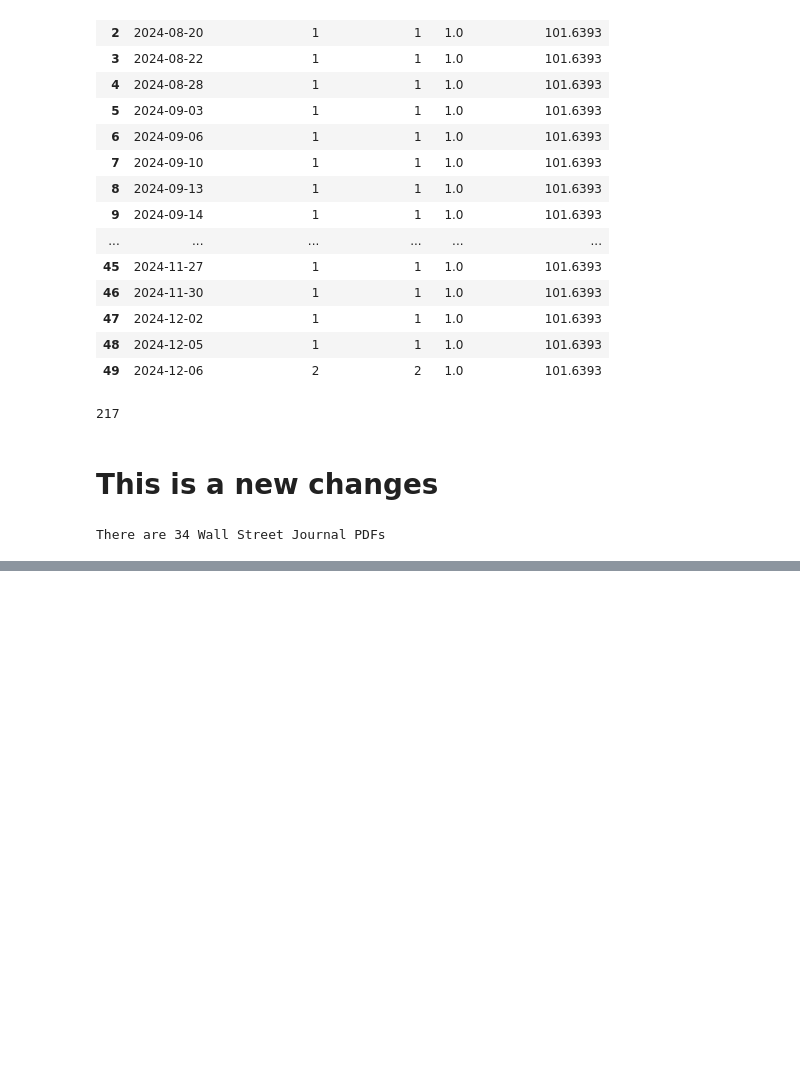
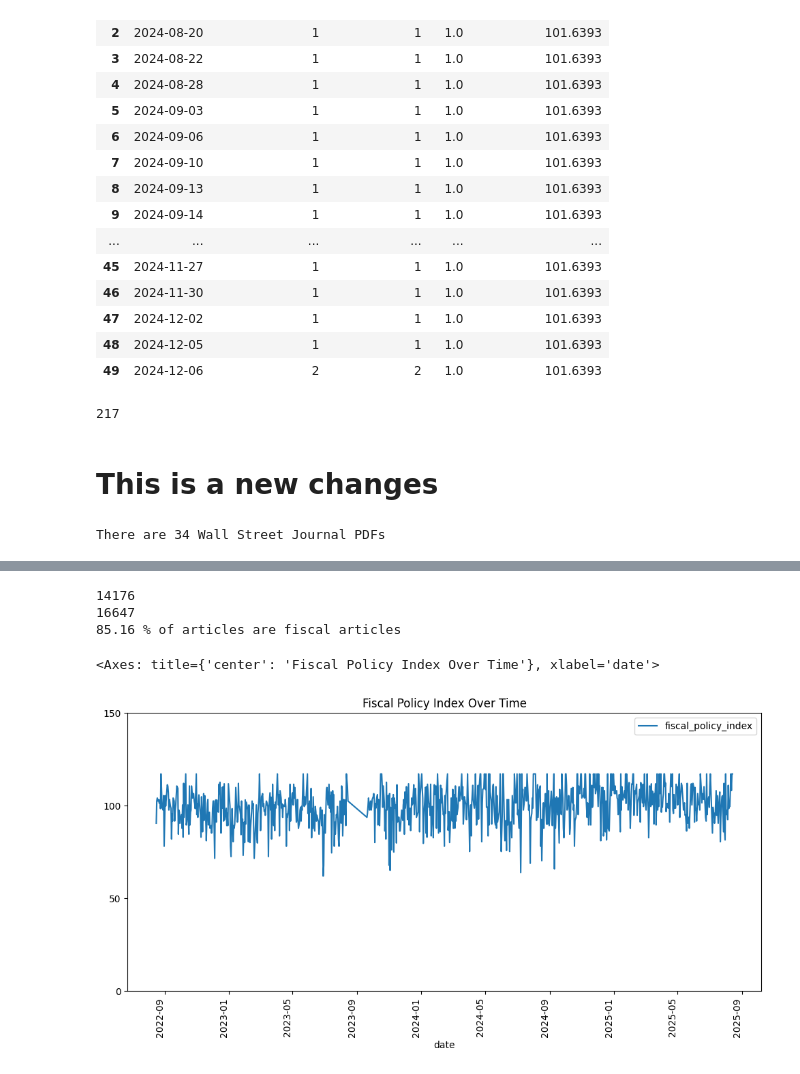
Before and after one commit to UWA-DS-11/capstone-project-11, a Jupyter notebook: fiscal_policy_index/pdf_extraction.ipynb, the cells around one changed output, grey strips where cells are left out. Saved outputs shown, nothing was run; the diff lists cells and outputs as text; code cells hidden in the pictures; blank space fills up the shorter version.

```diff
--- a/fiscal_policy_index/pdf_extraction.ipynb
+++ b/fiscal_policy_index/pdf_extraction.ipynb
@@ -564,0 +598,7 @@ IndexError: string index out of range
+# %%
+import pandas as pd
+
+# read in csv instead of using local variable assignment of wsj_df
+wsj_df = pd.read_csv("wsj_articles.csv", parse_dates=["date"])
+
+wsj_df.head(10)
@@ -564,0 +634,27 @@ IndexError: string index out of range
+# %%
+# Experimenting to plot fiscal score, fiscal score tariff included, fiscal score no tariff
+
+# sort from oldest to latest
+wsj_df = wsj_df.sort_values(by='date', ascending=True)
+
+# ---- Daily Fiscal Index Scores ----
+wsj_fpi = wsj_df.groupby("date").agg(
+    total_articles=("article_id", "count"),
+    fiscal_articles=("is_fiscal_article", "sum"),
+    tariff_fiscal_articles=("has_tariff", "sum")   # tariff flagged articles
+).reset_index()
+
+# non-tariff fiscal articles = fiscal - tariff
+wsj_fpi["non_tariff_fiscal_articles"] = (
+    wsj_fpi["fiscal_articles"] - wsj_fpi["tariff_fiscal_articles"]
+)
+
+# rates
+wsj_fpi["rate"] = wsj_fpi["fiscal_articles"] / wsj_fpi["total_articles"] # rate of fiscal articles
+wsj_fpi["tariff_rate"] = wsj_fpi["tariff_fiscal_articles"] / wsj_fpi["total_articles"]
+wsj_fpi["non_tariff_rate"] = wsj_fpi["non_tariff_fiscal_articles"] / wsj_fpi["total_articles"]
+
+# normalize each (mean = 100)
+wsj_fpi["fiscal_policy_index"] = wsj_fpi["rate"] / wsj_fpi["rate"].mean() * 100
+wsj_fpi["tariff_fiscal_index"] = wsj_fpi["tariff_rate"] / wsj_fpi["tariff_rate"].mean() * 100
+wsj_fpi["non_tariff_fiscal_index"] = wsj_fpi["non_tariff_rate"] / wsj_fpi["non_tariff_rate"].mean() * 100
@@ -564,0 +671,17 @@ IndexError: string index out of range
+# %%
+print(wsj_fpi['fiscal_articles'].sum())
+print(wsj_fpi['total_articles'].sum())
+print(round((wsj_fpi['fiscal_articles'].sum() / wsj_fpi['total_articles'].sum()) * 100, 2),'%',
+      "of articles are fiscal articles")
+# %% [output]
+14176
+16647
+85.16 % of articles are fiscal articles
+# %%
+# plot the score over time
+wsj_fpi.plot(x="date", y="fiscal_policy_index", kind="line",
+    figsize=(12,6), rot=90, yticks=range(0, 200, 50),
+    title="Fiscal Policy Index Over Time")
+# %% [output]
+<Axes: title={'center': 'Fiscal Policy Index Over Time'}, xlabel='date'>
+[figure, added]
```
Also changed, not shown: parts of 25 cells of this notebook.
